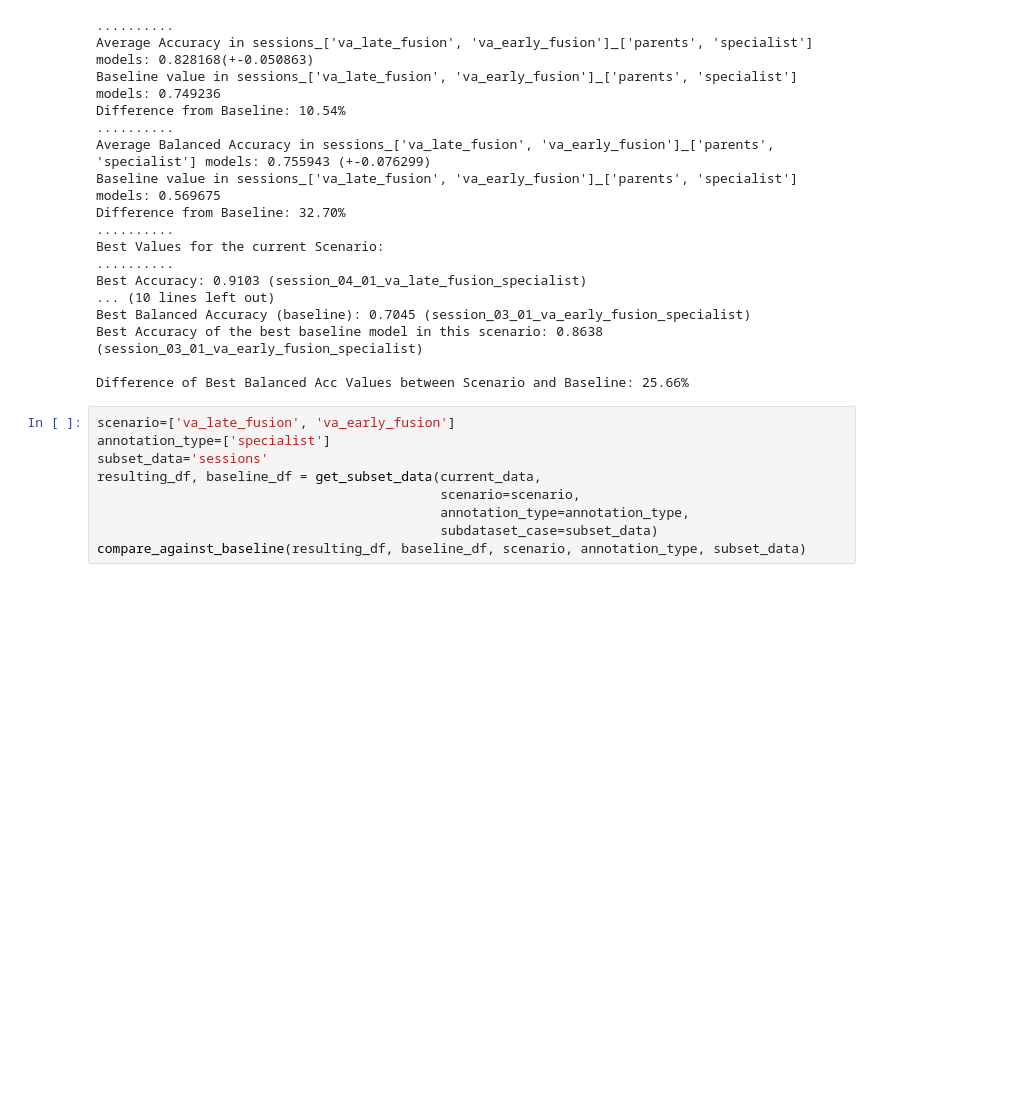
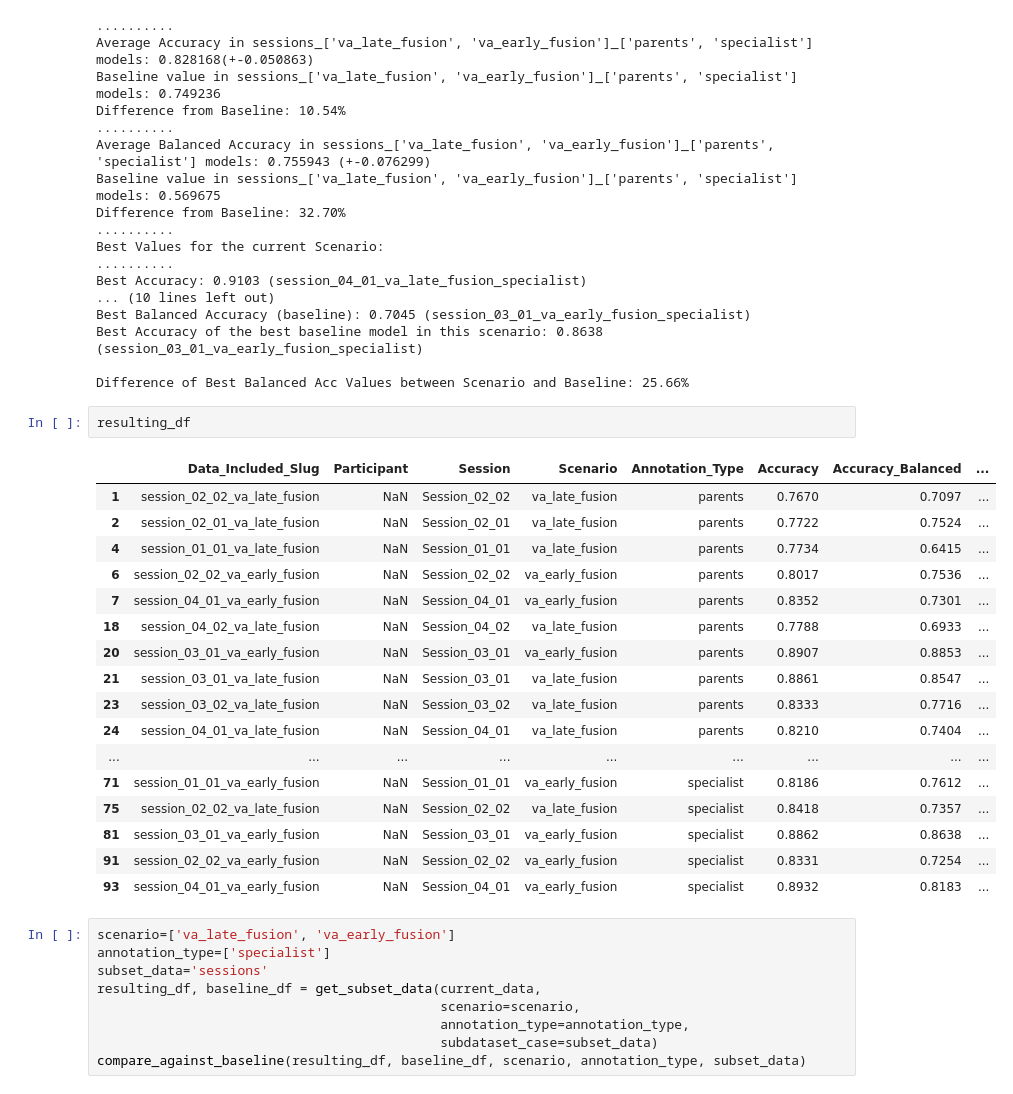
Before and after one commit to annanda/emotion_detection_for_children_with_asd, a Jupyter notebook: emotion_detection_system/processing_results/notebooks/NN Oversampling (070723).ipynb, the cells around one changed output. Drawn from its saved outputs; the diff is of its cells as text; blank space fills up the shorter version.

Commit message:
Updating more results for thesis chapter 4 - analysis.

```diff
--- a/emotion_detection_system/processing_results/notebooks/NN Oversampling (070723).ipynb
+++ b/emotion_detection_system/processing_results/notebooks/NN Oversampling (070723).ipynb
@@ -180,6 +180,26 @@ Best Balanced Accuracy (baseline): 0.7045 (session_03_01_va_early_fusion_special
 Best Accuracy of the best baseline model in this scenario: 0.8638 (session_03_01_va_early_fusion_specialist)
 
 Difference of Best Balanced Acc Values between Scenario and Baseline: 25.66%
+# %%
+resulting_df
+# %% [output]
+|  | Data_Included_Slug | Participant | Session | Scenario | Annotation_Type | Accuracy | Accuracy_Balanced | ... |
+| 1 | session_02_02_va_late_fusion | NaN | Session_02_02 | va_late_fusion | parents | 0.7670 | 0.7097 | ... |
+| 2 | session_02_01_va_late_fusion | NaN | Session_02_01 | va_late_fusion | parents | 0.7722 | 0.7524 | ... |
+| 4 | session_01_01_va_late_fusion | NaN | Session_01_01 | va_late_fusion | parents | 0.7734 | 0.6415 | ... |
+| 6 | session_02_02_va_early_fusion | NaN | Session_02_02 | va_early_fusion | parents | 0.8017 | 0.7536 | ... |
+| 7 | session_04_01_va_early_fusion | NaN | Session_04_01 | va_early_fusion | parents | 0.8352 | 0.7301 | ... |
+| 18 | session_04_02_va_late_fusion | NaN | Session_04_02 | va_late_fusion | parents | 0.7788 | 0.6933 | ... |
+| 20 | session_03_01_va_early_fusion | NaN | Session_03_01 | va_early_fusion | parents | 0.8907 | 0.8853 | ... |
+| 21 | session_03_01_va_late_fusion | NaN | Session_03_01 | va_late_fusion | parents | 0.8861 | 0.8547 | ... |
+| 23 | session_03_02_va_late_fusion | NaN | Session_03_02 | va_late_fusion | parents | 0.8333 | 0.7716 | ... |
+| 24 | session_04_01_va_late_fusion | NaN | Session_04_01 | va_late_fusion | parents | 0.8210 | 0.7404 | ... |
+| ... | ... | ... | ... | ... | ... | ... | ... | ... |
+| 71 | session_01_01_va_early_fusion | NaN | Session_01_01 | va_early_fusion | specialist | 0.8186 | 0.7612 | ... |
+| 75 | session_02_02_va_late_fusion | NaN | Session_02_02 | va_late_fusion | specialist | 0.8418 | 0.7357 | ... |
+| 81 | session_03_01_va_early_fusion | NaN | Session_03_01 | va_early_fusion | specialist | 0.8862 | 0.8638 | ... |
+| 91 | session_02_02_va_early_fusion | NaN | Session_02_02 | va_early_fusion | specialist | 0.8331 | 0.7254 | ... |
+| 93 | session_04_01_va_early_fusion | NaN | Session_04_01 | va_early_fusion | specialist | 0.8932 | 0.8183 | ... |
 # %%
 scenario=['va_late_fusion', 'va_early_fusion']
 annotation_type=['specialist']
```
